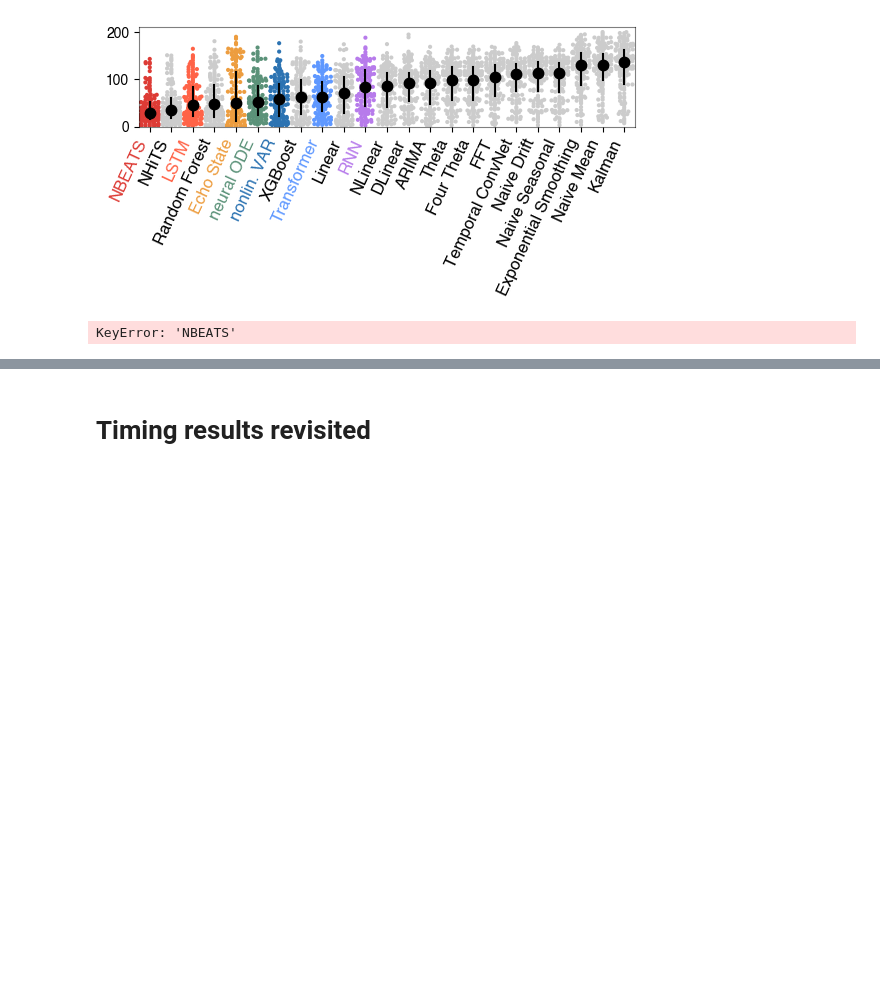
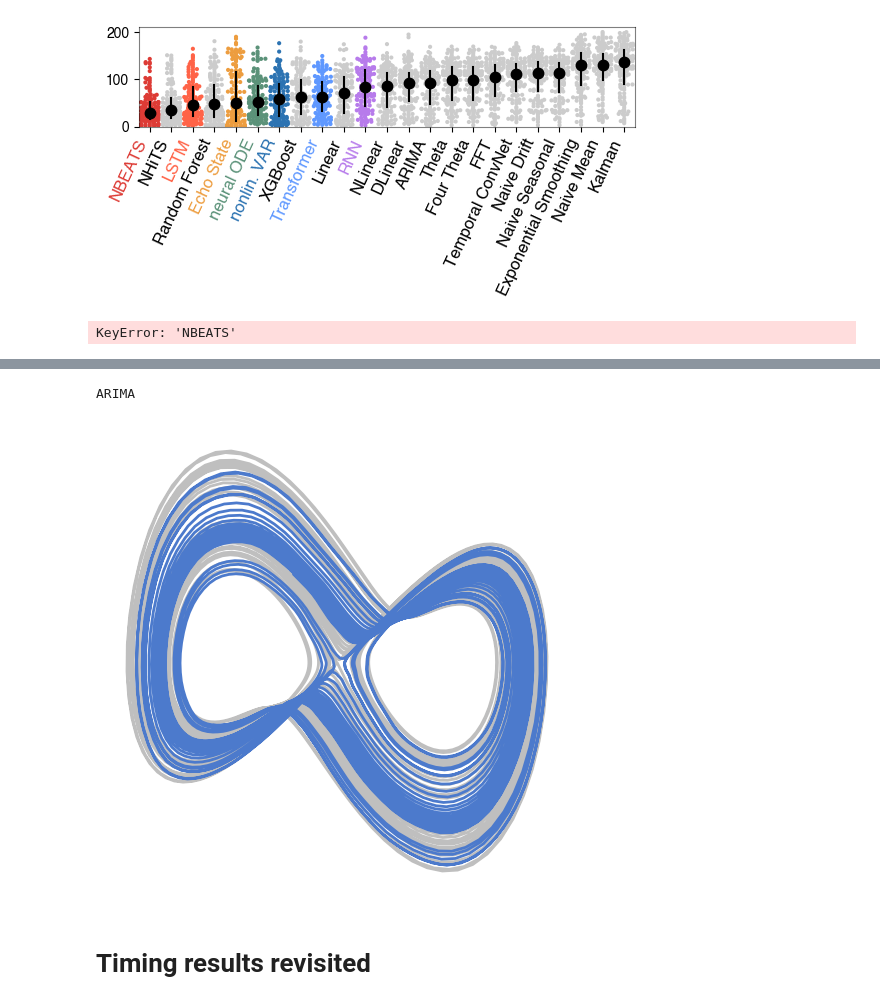
Before and after one commit to williamgilpin/dysts, a Jupyter notebook: benchmarks/figure_forecasting_benchmarks_figures.ipynb, the cells around one changed output, grey strips where cells are left out. Saved outputs shown, nothing was run; the diff lists cells and outputs as text; code cells hidden in the pictures; blank space fills up the shorter version.

```diff
--- a/benchmarks/figure_forecasting_benchmarks_figures.ipynb
+++ b/benchmarks/figure_forecasting_benchmarks_figures.ipynb
@@ -1533,0 +1542,31 @@ KeyError: 'NBEATS'
+# %%
+equation_name = "MackeyGlass"
+equation_name = "Lorenz"
+equation_name = "Chua"
+equation_name = "Coullet"
+equation_name = "ShimizuMorioka"
+forecast_index = -1
+
+equation_index = np.where(np.array(equation_names) == equation_name)[0][0]
+models = np.array(list(all_prediction_results.keys()))
+all_prediction_values = []
+for model_name in models:
+    traces = all_prediction_results[model_name]
+    instantaneous_prediction = traces[equation_index, forecast_index]
+    all_prediction_values.append(instantaneous_prediction)
+model_name_best = models[np.argmin(np.array(all_prediction_values))]
+print(model_name_best)
+model_name_best = "NBEATS"
+# %% [output]
+ARIMA
+# %%
+true_sol = np.array(all_results[equation_name]['values'])
+sol = np.array(all_results[equation_name][model_name_best]["prediction"])
+plt.figure(figsize=(6, 6))
+plt.plot(true_sol[:, 0], true_sol[:, 1], linewidth=2, color=0.75*np.ones(3), zorder=-3)
+plt.plot(sol[:, 0], sol[:, 1], linewidth=2, color=dg.darker(dg.blue, 0.2))
+
+dg.fixed_aspect_ratio(1)
+dg.vanish_axes()
+# %% [output]
+[figure, added]
```
Also changed, not shown: parts of 9 cells of this notebook.
